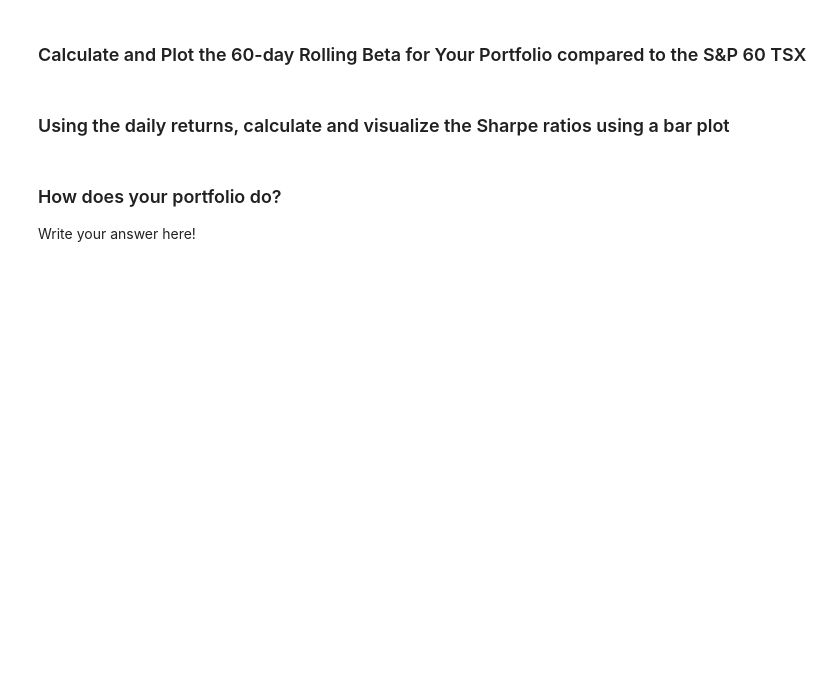
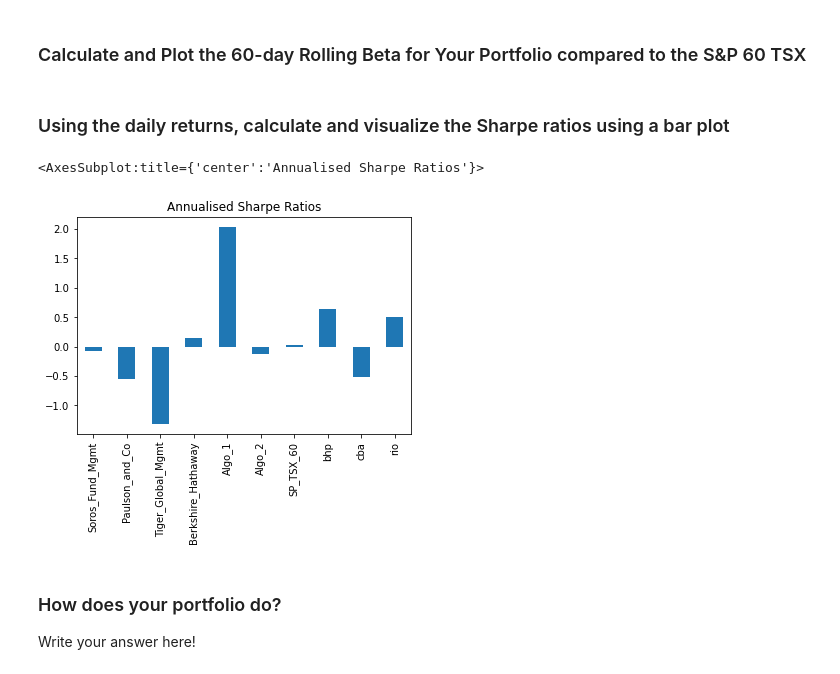
Before and after one commit to VeronicaHurtado/FinTech-Module4-Challenge, a Jupyter notebook: whale_analysis.ipynb, the cells around one changed output. Drawn from its saved outputs; the diff is of its cells as text; code cells hidden in the pictures; blank space fills up the shorter version.

```diff
--- a/whale_analysis.ipynb
+++ b/whale_analysis.ipynb
@@ -674,5 +718,14 @@ all_21d_std.plot(figsize=(20, 10), title='Rolling 21-Day Standard Deviation')
+# %%
+# Calculate Annualized Sharpe Ratios
+avg_combined_return = all_combined_df.mean()
+annualised_combined_return = avg_combined_return * 252 # Note: Skipping a Risk Free investment as it was not provided
+all_sharpe_ratios = annualised_combined_return / all_annualised_std
 # %%
 # Visualize the sharpe ratios as a bar plot
+all_sharpe_ratios.plot.bar(title='Annualised Sharpe Ratios')
+# %% [output]
+<AxesSubplot:title={'center':'Annualised Sharpe Ratios'}>
+[figure, added]
 # %% [markdown]
 ### How does your portfolio do?
 
```
Also changed, not shown: parts of 30 cells of this notebook, 1 other file.
